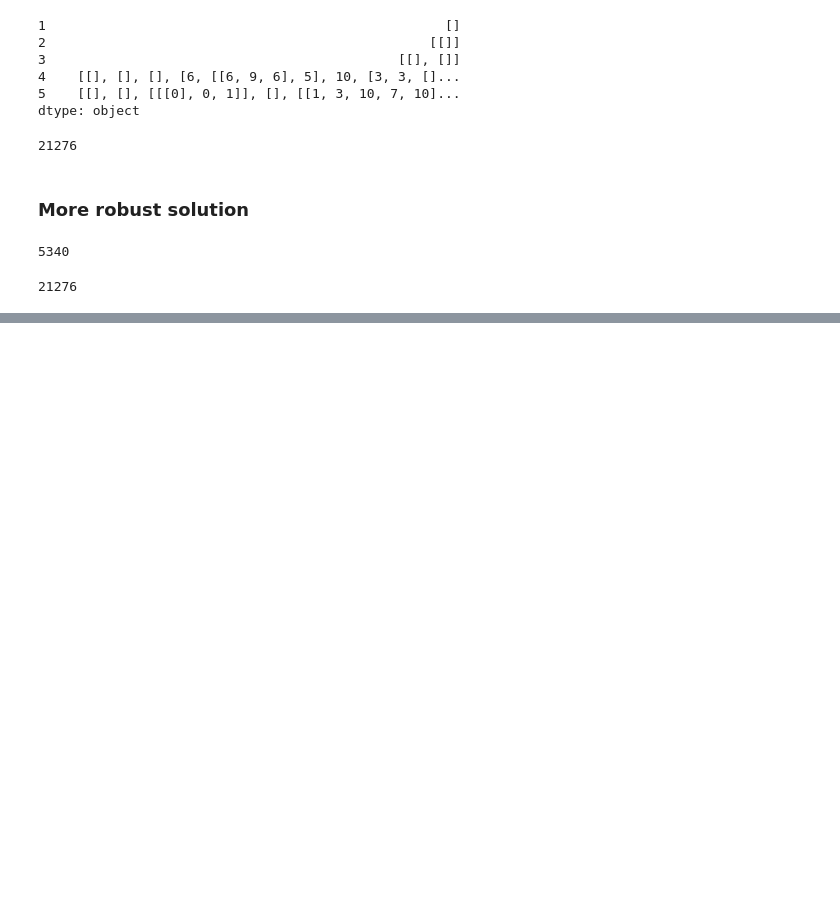
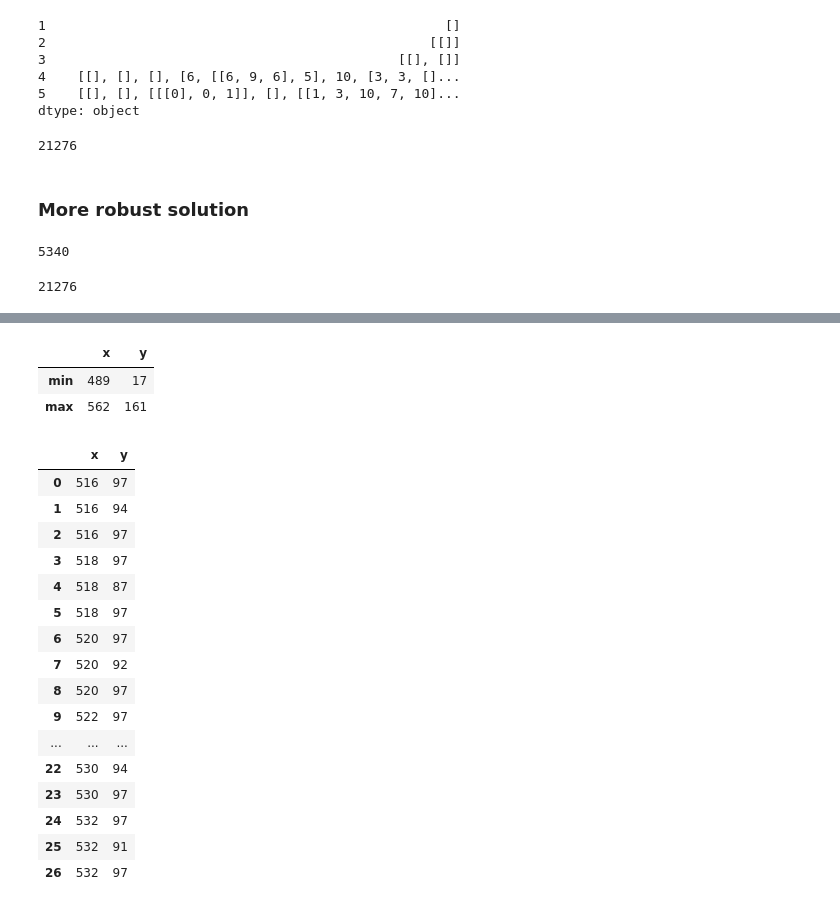
Before and after one commit to tdpetrou/Advent-of-Code-Pandas, a Jupyter notebook: 2022/Problems.ipynb, the cells around one changed output, grey strips where cells are left out. Cells and saved outputs as stored; diff of their text form; code cells hidden in the pictures; blank space fills up the shorter version.

```diff
--- a/2022/Problems.ipynb
+++ b/2022/Problems.ipynb
@@ -820,0 +1567,7 @@ final = sorted(df.stack().tolist() + [[[2]], [[6]]], key=key, reverse=True)
+# %%
+df_boundary = df.agg(['min', 'max'])
+df_boundary
+# %% [output]
+|  | x | y |
+| min | 489 | 17 |
+| max | 562 | 161 |
@@ -820,0 +1577,22 @@ final = sorted(df.stack().tolist() + [[[2]], [[6]]], key=key, reverse=True)
+# %%
+# Exampel with one group
+df_grp0 = df.loc[0]
+df_grp0
+# %% [output]
+|  | x | y |
+| 0 | 516 | 97 |
+| 1 | 516 | 94 |
+| 2 | 516 | 97 |
+| 3 | 518 | 97 |
+| 4 | 518 | 87 |
+| 5 | 518 | 97 |
+| 6 | 520 | 97 |
+| 7 | 520 | 92 |
+| 8 | 520 | 97 |
+| 9 | 522 | 97 |
+| ... | ... | ... |
+| 22 | 530 | 94 |
+| 23 | 530 | 97 |
+| 24 | 532 | 97 |
+| 25 | 532 | 91 |
+| 26 | 532 | 97 |
```
Also changed, not shown: parts of 119 cells of this notebook, 2 other files.
